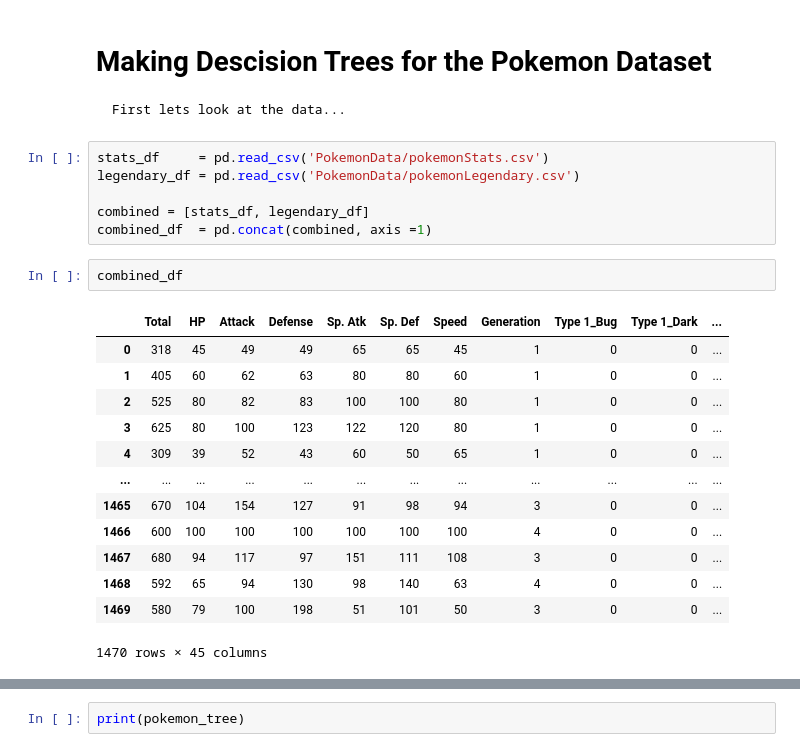
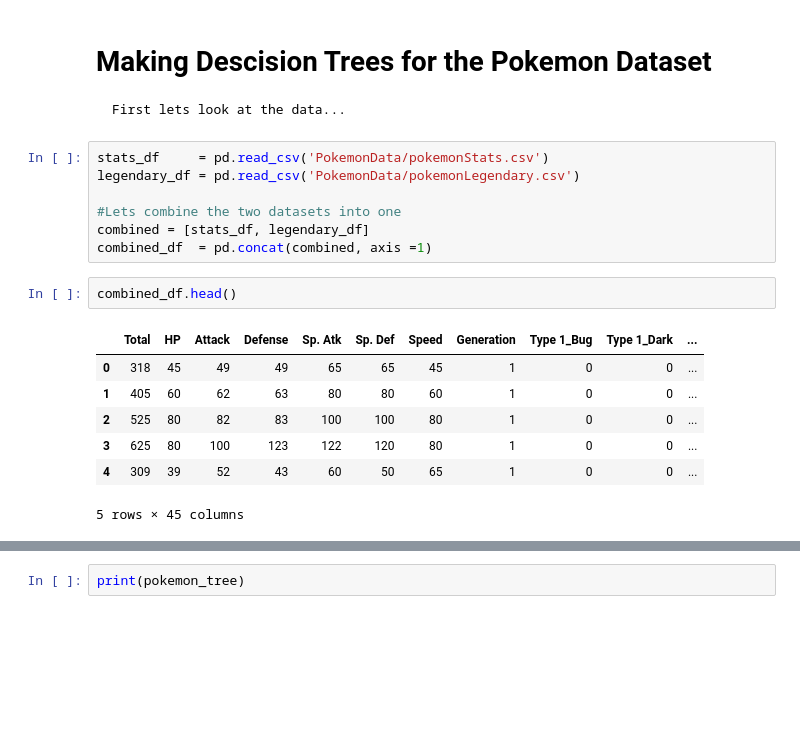
Before and after one commit to cgarchbold/CS460_Assignment1, a Jupyter notebook: PA1_DescisionTrees.ipynb, the cells around one changed output, grey strips where cells are left out. Cells and saved outputs as stored; diff of their text form; blank space fills up the shorter version.

```diff
--- a/PA1_DescisionTrees.ipynb
+++ b/PA1_DescisionTrees.ipynb
@@ -183,22 +158,17 @@ fig.savefig('Surface_graphs.jpg')
 stats_df     = pd.read_csv('PokemonData/pokemonStats.csv')
 legendary_df = pd.read_csv('PokemonData/pokemonLegendary.csv')
 
+#Lets combine the two datasets into one
 combined = [stats_df, legendary_df]
 combined_df  = pd.concat(combined, axis =1)
 # %%
-combined_df
+combined_df.head()
 # %% [output]
 |  | Total | HP | Attack | Defense | Sp. Atk | Sp. Def | Speed | Generation | Type 1_Bug | Type 1_Dark | ... |
 | 0 | 318 | 45 | 49 | 49 | 65 | 65 | 45 | 1 | 0 | 0 | ... |
 | 1 | 405 | 60 | 62 | 63 | 80 | 80 | 60 | 1 | 0 | 0 | ... |
 | 2 | 525 | 80 | 82 | 83 | 100 | 100 | 80 | 1 | 0 | 0 | ... |
 | 3 | 625 | 80 | 100 | 123 | 122 | 120 | 80 | 1 | 0 | 0 | ... |
 | 4 | 309 | 39 | 52 | 43 | 60 | 50 | 65 | 1 | 0 | 0 | ... |
-| ... | ... | ... | ... | ... | ... | ... | ... | ... | ... | ... | ... |
-| 1465 | 670 | 104 | 154 | 127 | 91 | 98 | 94 | 3 | 0 | 0 | ... |
-| 1466 | 600 | 100 | 100 | 100 | 100 | 100 | 100 | 4 | 0 | 0 | ... |
-| 1467 | 680 | 94 | 117 | 97 | 151 | 111 | 108 | 3 | 0 | 0 | ... |
-| 1468 | 592 | 65 | 94 | 130 | 98 | 140 | 63 | 4 | 0 | 0 | ... |
-| 1469 | 580 | 79 | 100 | 198 | 51 | 101 | 50 | 3 | 0 | 0 | ... |
-1470 rows × 45 columns
+5 rows × 45 columns
 # %%
```
Also changed, not shown: parts of 8 cells of this notebook, 1 other file.
